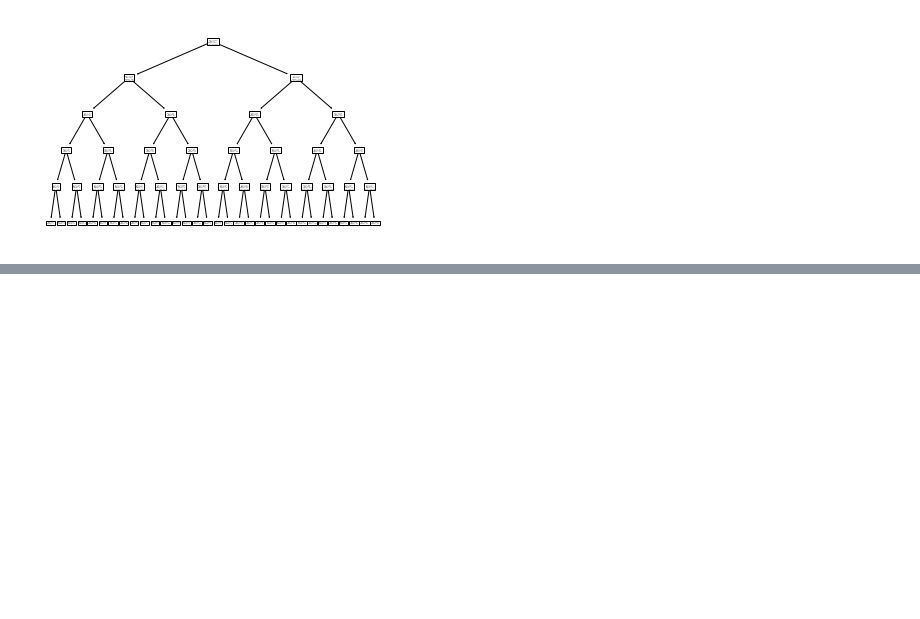
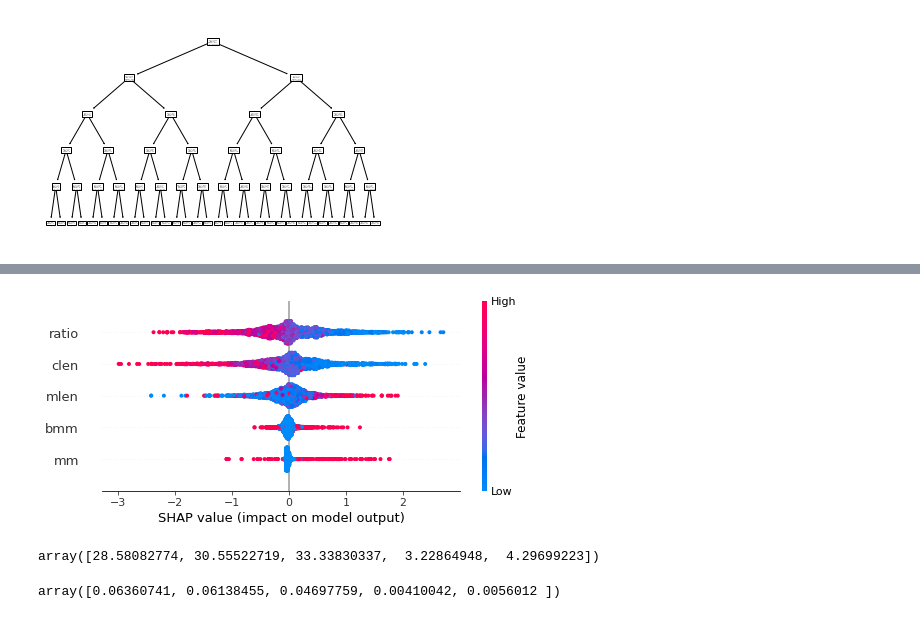
Before and after one commit to JetBrains-Research/comment-updating, a Jupyter notebook: classifier_attempt3/ManualScoringTexas.ipynb, the cells around one changed output, grey strips where cells are left out. Cells and saved outputs as stored; diff of their text form; code cells hidden in the pictures; blank space fills up the shorter version.

```diff
--- a/classifier_attempt3/ManualScoringTexas.ipynb
+++ b/classifier_attempt3/ManualScoringTexas.ipynb
@@ -341,0 +452,30 @@ tree.plot_tree(clf)
+# %%
+params = {
+    'iterations': 500,
+    'learning_rate': 0.1,
+    'eval_metric': 'Accuracy',
+    'random_seed': 42,
+    'logging_level': 'Silent',
+    'use_best_model': False
+}
+train_pool = Pool(X_train, y_train, cat_features=categorical_features_indices)
+validate_pool = Pool(X_validation, y_validation, cat_features=categorical_features_indices)
+# %%
+model = CatBoostClassifier(**params)
+model.fit(train_pool, eval_set=validate_pool)
+
+best_model_params = params.copy()
+best_model_params.update({
+    'use_best_model': True
+})
+best_model = CatBoostClassifier(**best_model_params)
+best_model.fit(train_pool, eval_set=validate_pool);
+
+print('Simple model validation accuracy: {:.4}'.format(
+    accuracy_score(y_validation, model.predict(X_validation))
+))
+print('')
+
+print('Best model validation accuracy: {:.4}'.format(
+    accuracy_score(y_validation, best_model.predict(X_validation))
+))
@@ -341,0 +506,9 @@ tree.plot_tree(clf)
+# %%
+import shap
+shap_values = model.get_feature_importance(Pool(X_train, label=y_train,cat_features=categorical_features_indices),
+                                                                     type="ShapValues")
+expected_value = shap_values[0,-1]
+shap_values = shap_values[:,:-1]
+
+shap.initjs()
+shap.force_plot(expected_value, shap_values[5,:], X_train.iloc[5,:])
@@ -341,0 +518,12 @@ tree.plot_tree(clf)
+# %%
+shap.summary_plot(shap_values, X_train)
+# %% [output]
+[figure, added]
+# %%
+model.get_feature_importance(type='PredictionValuesChange')
+# %% [output]
+array([28.58082774, 30.55522719, 33.33830337,  3.22864948,  4.29699223])
+# %%
+model.get_feature_importance(data=Pool(X_train, label=y_train,cat_features=categorical_features_indices), type='LossFunctionChange')
+# %% [output]
+array([0.06360741, 0.06138455, 0.04697759, 0.00410042, 0.0056012 ])
```
Also changed, not shown: parts of 36 cells of this notebook, 2 other files.
